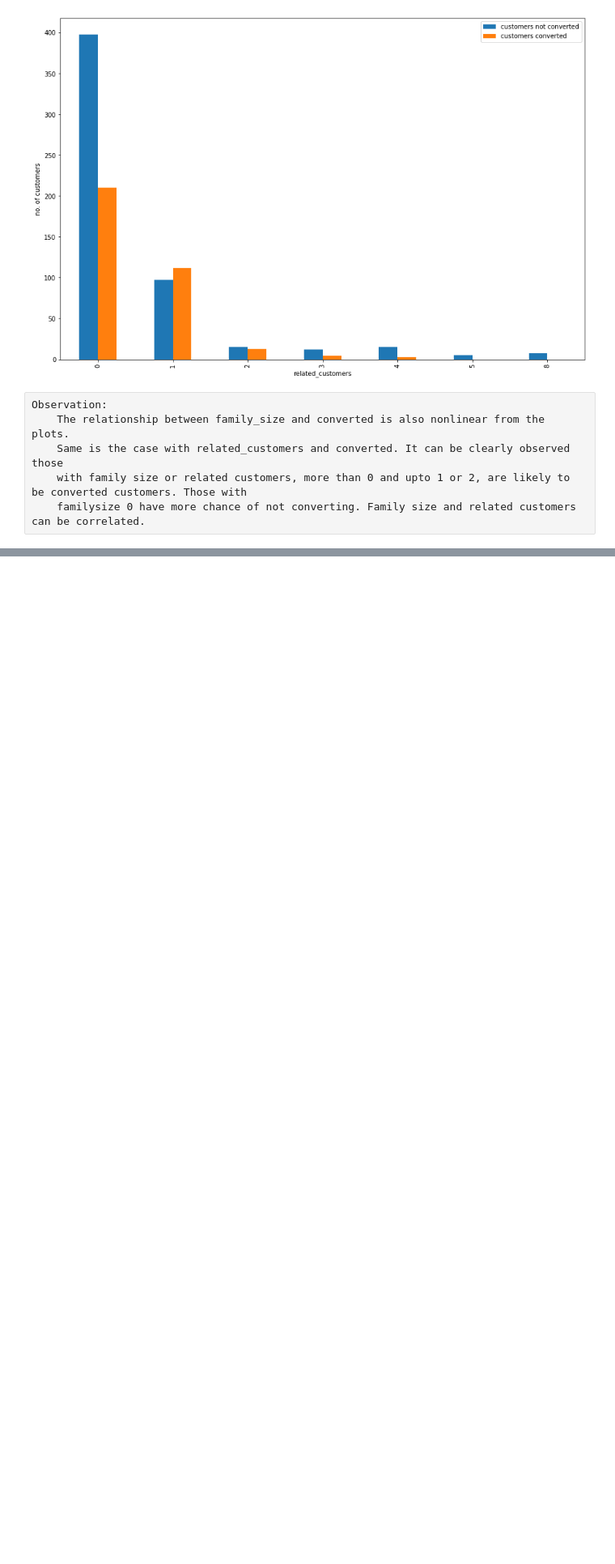
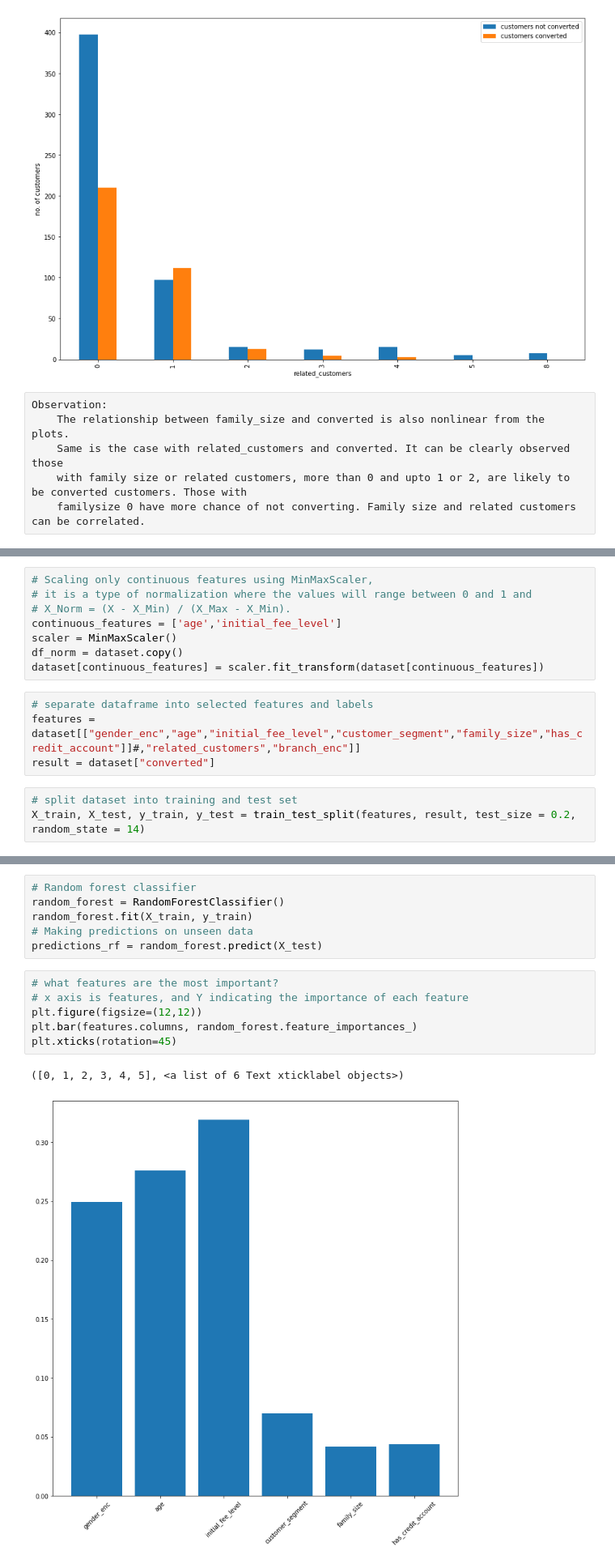
Before and after one commit to sonalspatil/Customer_Segmentation_challenge, a Jupyter notebook: Customer Segmentation challenge.ipynb, the cells around one changed output, grey strips where cells are left out. Shown at 81% size. Drawn from its saved outputs; the diff is of its cells as text; blank space fills up the shorter version.

```diff
--- a/Customer Segmentation challenge.ipynb
+++ b/Customer Segmentation challenge.ipynb
@@ -444,0 +500,15 @@ From Pearson correlation coefficient, chi2 test for best feature selection and v
+# %%
+# Scaling only continuous features using MinMaxScaler,
+# it is a type of normalization where the values will range between 0 and 1 and
+# X_Norm = (X - X_Min) / (X_Max - X_Min).
+continuous_features = ['age','initial_fee_level']
+scaler = MinMaxScaler()
+df_norm = dataset.copy()
+dataset[continuous_features] = scaler.fit_transform(dataset[continuous_features])
+# %%
+# separate dataframe into selected features and labels
+features = dataset[["gender_enc","age","initial_fee_level","customer_segment","family_size","has_credit_account"]]#,"related_customers","branch_enc"]]
+result = dataset["converted"]
+# %%
+# split dataset into training and test set
+X_train, X_test, y_train, y_test = train_test_split(features, result, test_size = 0.2, random_state = 14)
@@ -444,0 +517,15 @@ From Pearson correlation coefficient, chi2 test for best feature selection and v
+# %%
+# Random forest classifier
+random_forest = RandomForestClassifier()
+random_forest.fit(X_train, y_train)
+# Making predictions on unseen data
+predictions_rf = random_forest.predict(X_test)
+# %%
+# what features are the most important?
+# x axis is features, and Y indicating the importance of each feature
+plt.figure(figsize=(12,12))
+plt.bar(features.columns, random_forest.feature_importances_)
+plt.xticks(rotation=45)
+# %% [output]
+([0, 1, 2, 3, 4, 5], <a list of 6 Text xticklabel objects>)
+[figure, added]
```
Also changed, not shown: parts of 56 cells of this notebook.
